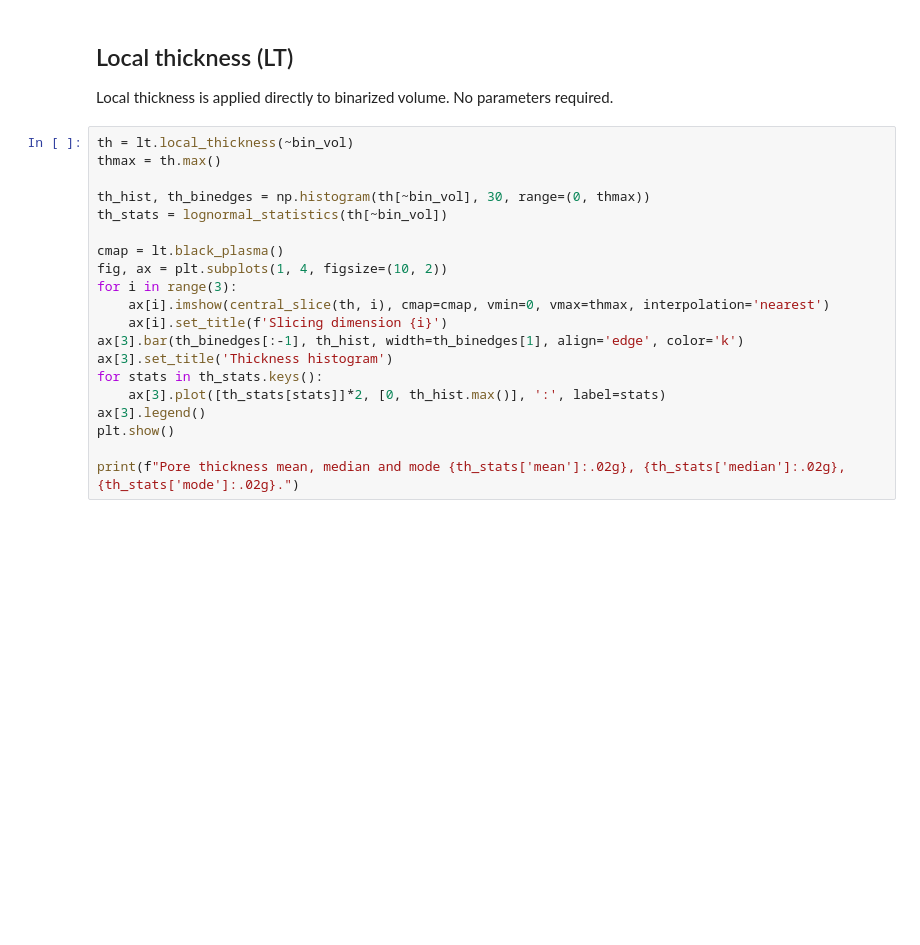
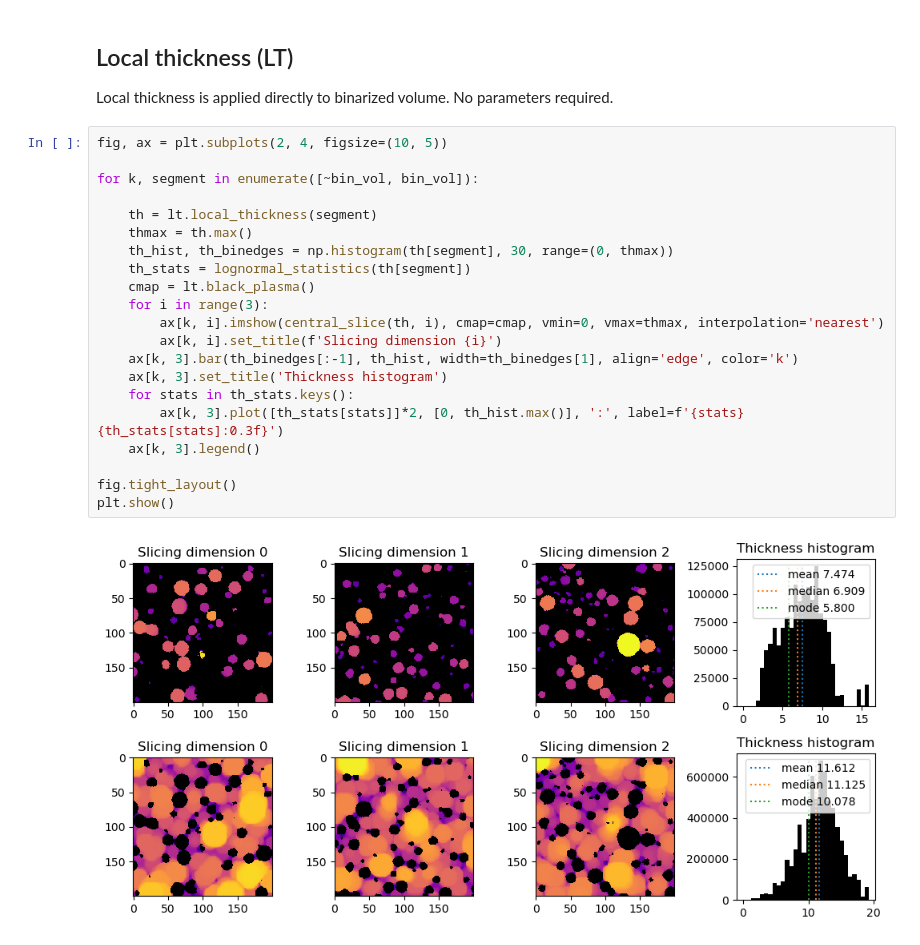
Before and after one commit to vedranaa/teaching-notebooks, a Jupyter notebook: 02510_quantification_pore_thickness.ipynb, the cells around one changed output. Cells and saved outputs as stored; diff of their text form; blank space fills up the shorter version.

Commit message:
improved pore thickness

```diff
--- a/02510_quantification_pore_thickness.ipynb
+++ b/02510_quantification_pore_thickness.ipynb
@@ -72,22 +80,25 @@ print(f'Material fraction {100*bin_vol.sum()/bin_vol.size:.0f}%.')
 
 Local thickness is applied directly to binarized volume. No parameters required.
 # %%
-th = lt.local_thickness(~bin_vol)
-thmax = th.max()
+fig, ax = plt.subplots(2, 4, figsize=(10, 5))
 
-th_hist, th_binedges = np.histogram(th[~bin_vol], 30, range=(0, thmax))
-th_stats = lognormal_statistics(th[~bin_vol])
+for k, segment in enumerate([~bin_vol, bin_vol]):
 
-cmap = lt.black_plasma()
-fig, ax = plt.subplots(1, 4, figsize=(10, 2))
-for i in range(3):
-    ax[i].imshow(central_slice(th, i), cmap=cmap, vmin=0, vmax=thmax, interpolation='nearest')
-    ax[i].set_title(f'Slicing dimension {i}')
-ax[3].bar(th_binedges[:-1], th_hist, width=th_binedges[1], align='edge', color='k')
-ax[3].set_title('Thickness histogram')
-for stats in th_stats.keys():
-    ax[3].plot([th_stats[stats]]*2, [0, th_hist.max()], ':', label=stats)
-ax[3].legend()
+    th = lt.local_thickness(segment)
+    thmax = th.max()
+    th_hist, th_binedges = np.histogram(th[segment], 30, range=(0, thmax))
+    th_stats = lognormal_statistics(th[segment])
+    cmap = lt.black_plasma()
+    for i in range(3):
+        ax[k, i].imshow(central_slice(th, i), cmap=cmap, vmin=0, vmax=thmax, interpolation='nearest')
+        ax[k, i].set_title(f'Slicing dimension {i}')
+    ax[k, 3].bar(th_binedges[:-1], th_hist, width=th_binedges[1], align='edge', color='k')
+    ax[k, 3].set_title('Thickness histogram')
+    for stats in th_stats.keys():
+        ax[k, 3].plot([th_stats[stats]]*2, [0, th_hist.max()], ':', label=f'{stats} {th_stats[stats]:0.3f}')
+    ax[k, 3].legend()
+
+fig.tight_layout()
 plt.show()
-
-print(f"Pore thickness mean, median and mode {th_stats['mean']:.02g}, {th_stats['median']:.02g}, {th_stats['mode']:.02g}.")
+# %% [output]
+[figure, added]
```
Also changed, not shown: parts of 1 cell of this notebook, 1 other file.
